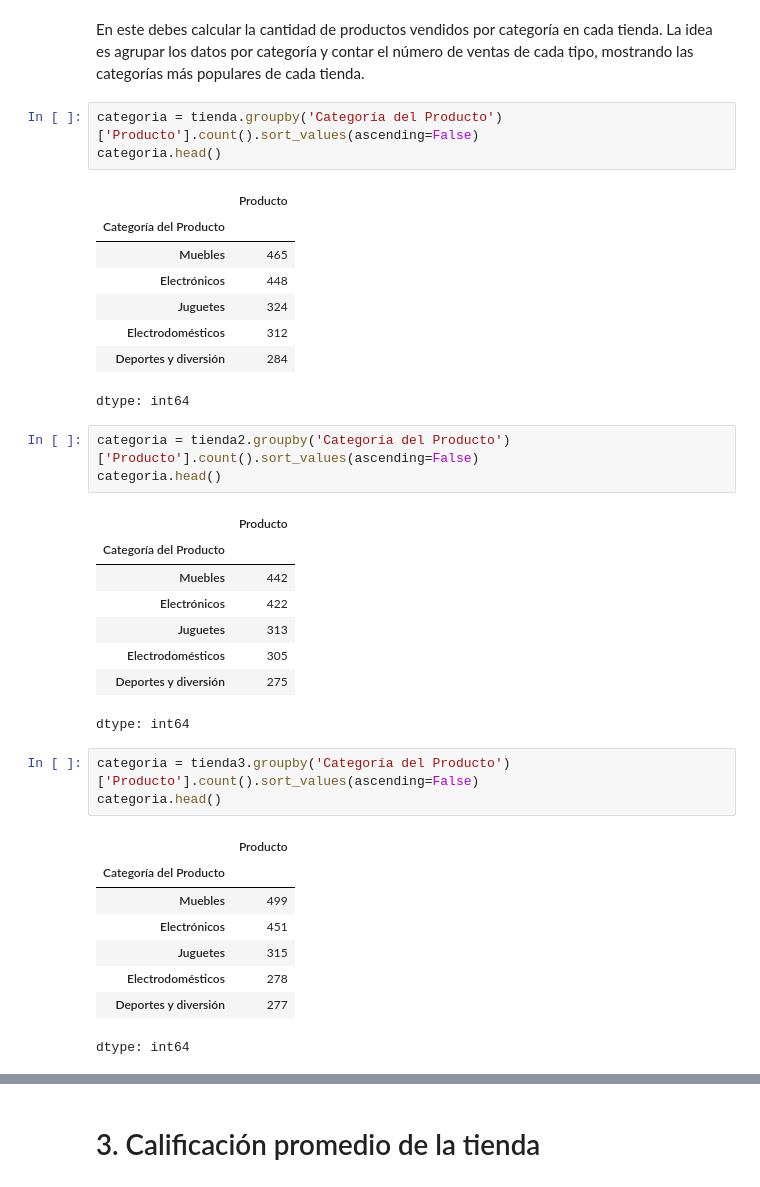
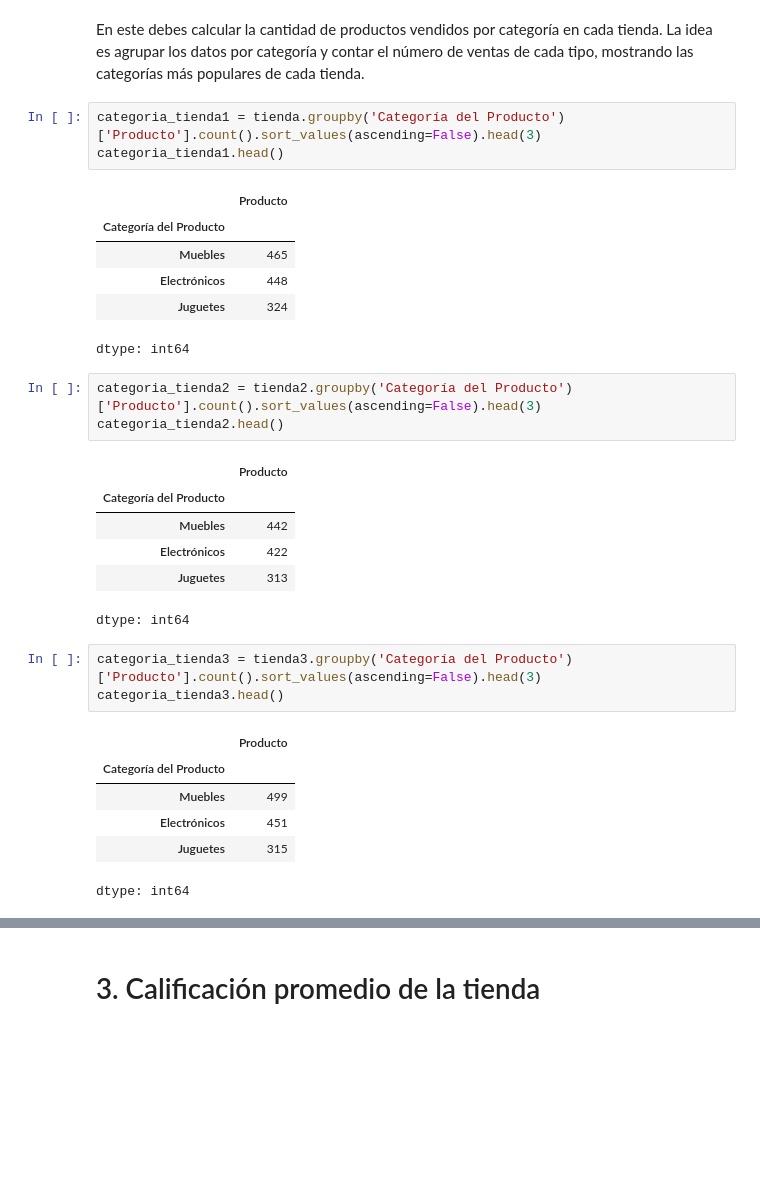
Before and after one commit to armando030/analisis-py, a Jupyter notebook: AluraStoreLatam.ipynb, the cells around one changed output, grey strips where cells are left out. Saved outputs shown, nothing was run; the diff lists cells and outputs as text; blank space fills up the shorter version.

```diff
--- a/AluraStoreLatam.ipynb
+++ b/AluraStoreLatam.ipynb
@@ -64,39 +82,33 @@ print(tienda4['Precio'].sum())
 # %% [markdown]
 En este debes calcular la cantidad de productos vendidos por categoría en cada tienda. La idea es agrupar los datos por categoría y contar el número de ventas de cada tipo, mostrando las categorías más populares de cada tienda.
 # %%
-categoria = tienda.groupby('Categoría del Producto')['Producto'].count().sort_values(ascending=False)
-categoria.head()
+categoria_tienda1 = tienda.groupby('Categoría del Producto')['Producto'].count().sort_values(ascending=False).head(3)
+categoria_tienda1.head()
 # %% [output]
 |  | Producto |
 | Categoría del Producto |  |
 | Muebles | 465 |
 | Electrónicos | 448 |
 | Juguetes | 324 |
-| Electrodomésticos | 312 |
-| Deportes y diversión | 284 |
 dtype: int64
 # %%
-categoria = tienda2.groupby('Categoría del Producto')['Producto'].count().sort_values(ascending=False)
-categoria.head()
+categoria_tienda2 = tienda2.groupby('Categoría del Producto')['Producto'].count().sort_values(ascending=False).head(3)
+categoria_tienda2.head()
 # %% [output]
 |  | Producto |
 | Categoría del Producto |  |
 | Muebles | 442 |
 | Electrónicos | 422 |
 | Juguetes | 313 |
-| Electrodomésticos | 305 |
-| Deportes y diversión | 275 |
 dtype: int64
 # %%
-categoria = tienda3.groupby('Categoría del Producto')['Producto'].count().sort_values(ascending=False)
-categoria.head()
+categoria_tienda3 = tienda3.groupby('Categoría del Producto')['Producto'].count().sort_values(ascending=False).head(3)
+categoria_tienda3.head()
 # %% [output]
 |  | Producto |
 | Categoría del Producto |  |
 | Muebles | 499 |
 | Electrónicos | 451 |
 | Juguetes | 315 |
-| Electrodomésticos | 278 |
-| Deportes y diversión | 277 |
 dtype: int64
 # %%
```
Also changed, not shown: parts of 6 cells of this notebook.
